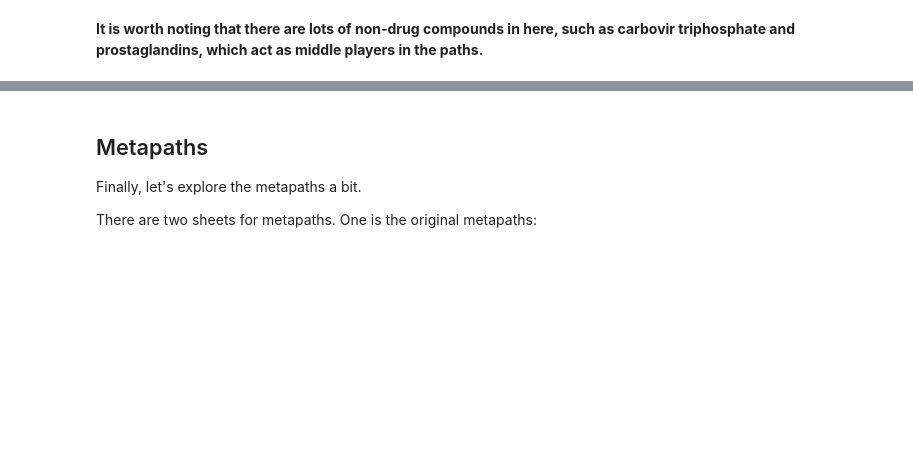
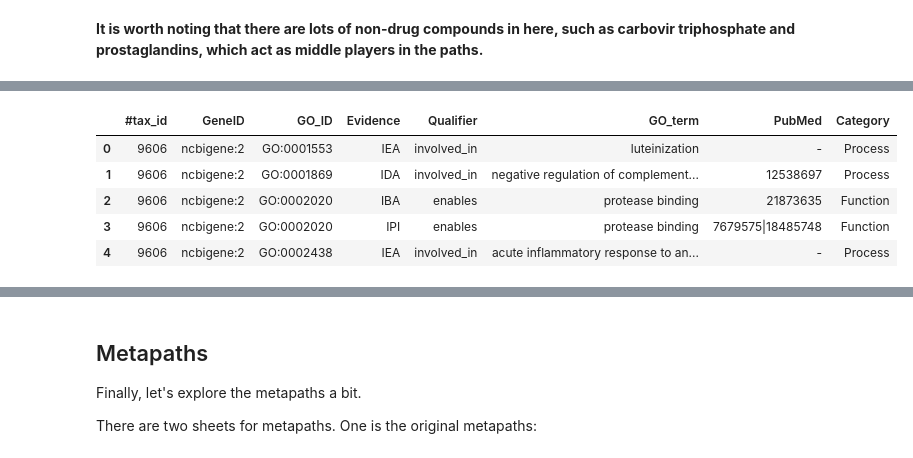
Before and after one commit to laurendelong21/MoA-Net, a Jupyter notebook: notebooks/exploration_drugmechdb.ipynb, the cells around one changed output, grey strips where cells are left out. Drawn from its saved outputs; the diff is of its cells as text; code cells hidden in the pictures; blank space fills up the shorter version.

```diff
--- a/notebooks/exploration_drugmechdb.ipynb
+++ b/notebooks/exploration_drugmechdb.ipynb
@@ -183,0 +225,9 @@ bp_paths
+# %%
+filtered_df.head()
+# %% [output]
+|  | #tax_id | GeneID | GO_ID | Evidence | Qualifier | GO_term | PubMed | Category |
+| 0 | 9606 | ncbigene:2 | GO:0001553 | IEA | involved_in | luteinization | - | Process |
+| 1 | 9606 | ncbigene:2 | GO:0001869 | IDA | involved_in | negative regulation of complement... | 12538697 | Process |
+| 2 | 9606 | ncbigene:2 | GO:0002020 | IBA | enables | protease binding | 21873635 | Function |
+| 3 | 9606 | ncbigene:2 | GO:0002020 | IPI | enables | protease binding | 7679575|18485748 | Function |
+| 4 | 9606 | ncbigene:2 | GO:0002438 | IEA | involved_in | acute inflammatory response to an... | - | Process |
```
Also changed, not shown: parts of 16 cells of this notebook.
